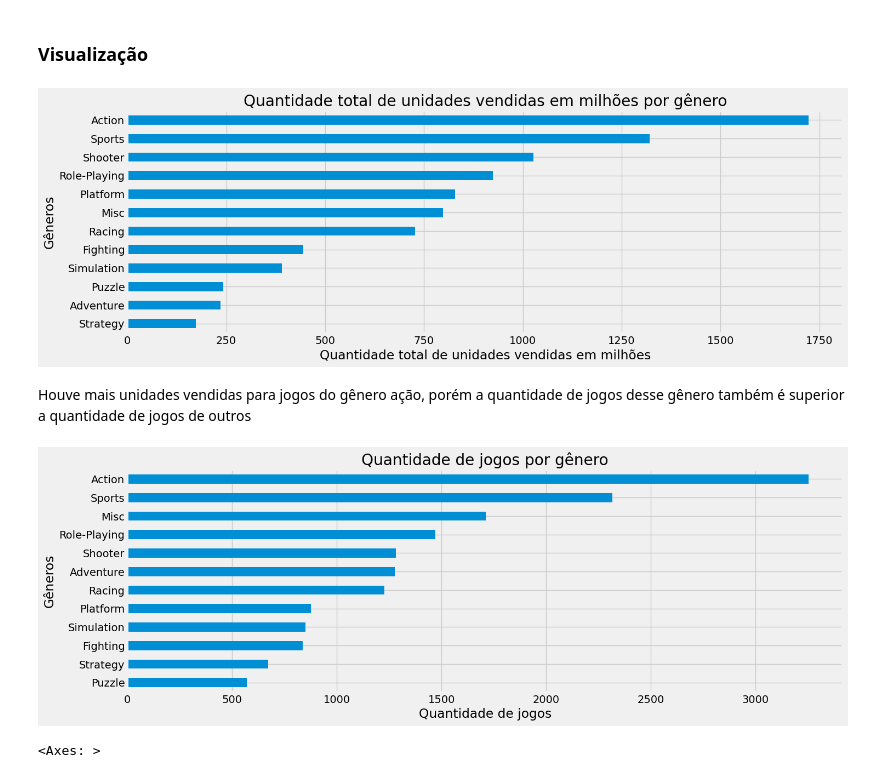
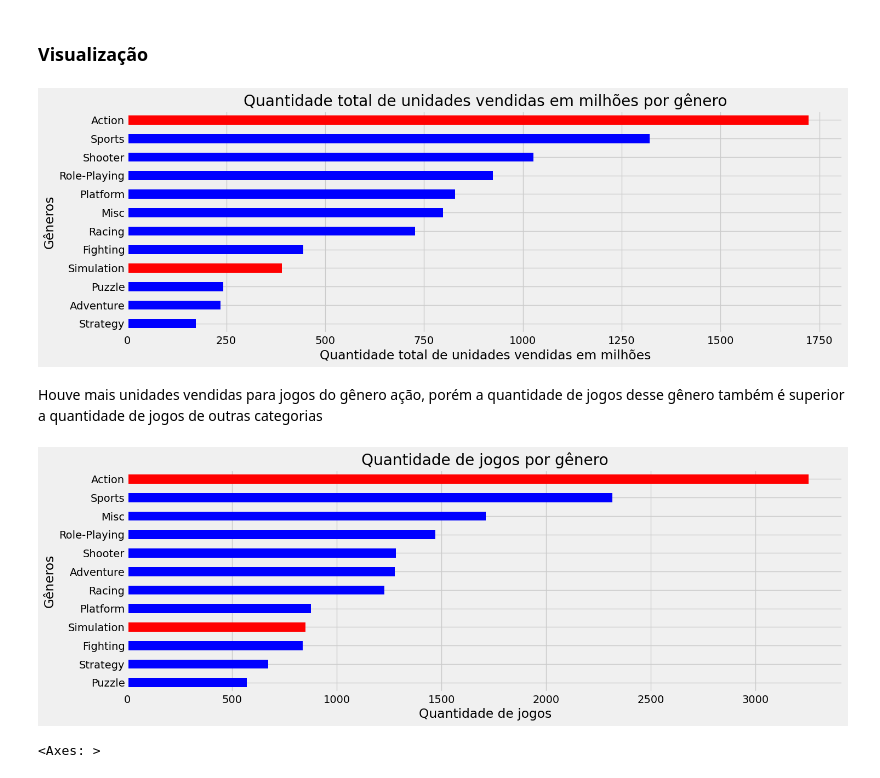
Before and after one commit to RayVilaca/Bootcamp-Data-Science-Ada, a Jupyter notebook: projetos-conclusao-modulo/modulo 4/projeto.ipynb, the cells around one changed output. Saved outputs shown, nothing was run; the diff lists cells and outputs as text; code cells hidden in the pictures.

```diff
--- a/projetos-conclusao-modulo/modulo 4/projeto.ipynb
+++ b/projetos-conclusao-modulo/modulo 4/projeto.ipynb
@@ -308,25 +310,27 @@ Name: count, dtype: int64
 # %%
 df_genre_global_sales = df_video_game_filtrado.groupby('genre')['global_sales'].sum().sort_values()
 
 plt.figure(figsize=(15, 5))
-df_genre_global_sales.plot(kind='barh')
+cores = df_genre_global_sales.reset_index()['genre'].apply(lambda x: 'blue' if x != 'Action' and x != 'Simulation' else 'red')
+df_genre_global_sales.plot(kind='barh', color=cores)
 plt.ylabel('Gêneros')
 plt.xlabel('Quantidade total de unidades vendidas em milhões')
 plt.title('Quantidade total de unidades vendidas em milhões por gênero')
 plt.show()
 # %% [output]
-[figure, old version]
+[figure, new version]
 # %% [markdown]
-Houve mais unidades vendidas para jogos do gênero ação, porém a quantidade de jogos desse gênero também é superior a quantidade de jogos de outros
+Houve mais unidades vendidas para jogos do gênero ação, porém a quantidade de jogos desse gênero também é superior a quantidade de jogos de outras categorias
 # %%
 df_genre_count_jogos = df_video_game_filtrado.groupby('genre')['name'].count().sort_values()
 
 plt.figure(figsize=(15, 5))
-df_genre_count_jogos.plot(kind='barh')
+cores = df_genre_count_jogos.reset_index()['genre'].apply(lambda x: 'blue' if x != 'Action' and x != 'Simulation' else 'red')
+df_genre_count_jogos.plot(kind='barh', color=cores)
 plt.ylabel('Gêneros')
 plt.xlabel('Quantidade de jogos')
 plt.title('Quantidade de jogos por gênero')
 plt.show()
 # %% [output]
-[figure, old version]
+[figure, new version]
 # %%
```
Also changed, not shown: parts of 14 cells of this notebook.
